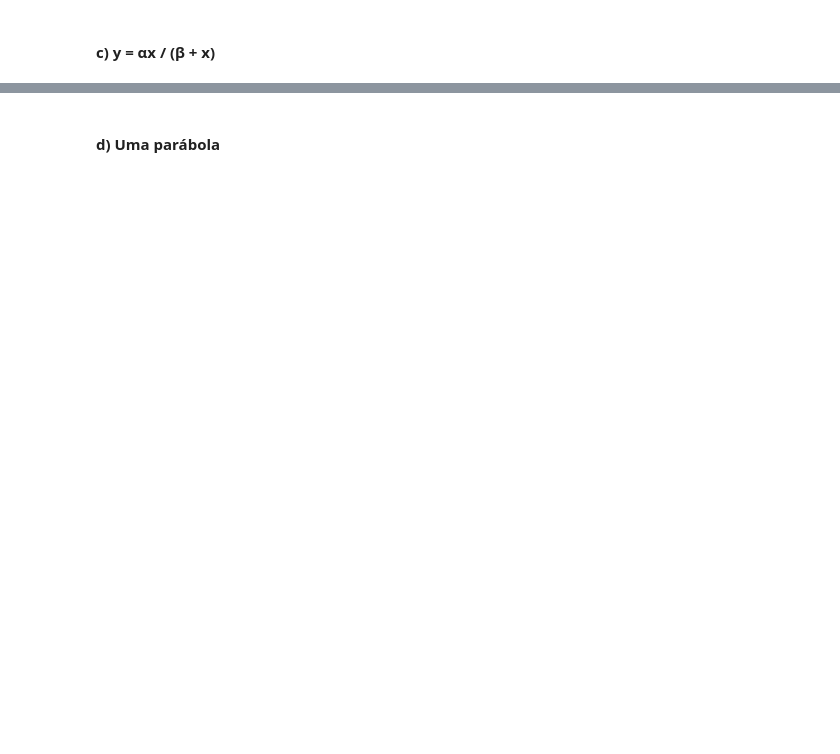
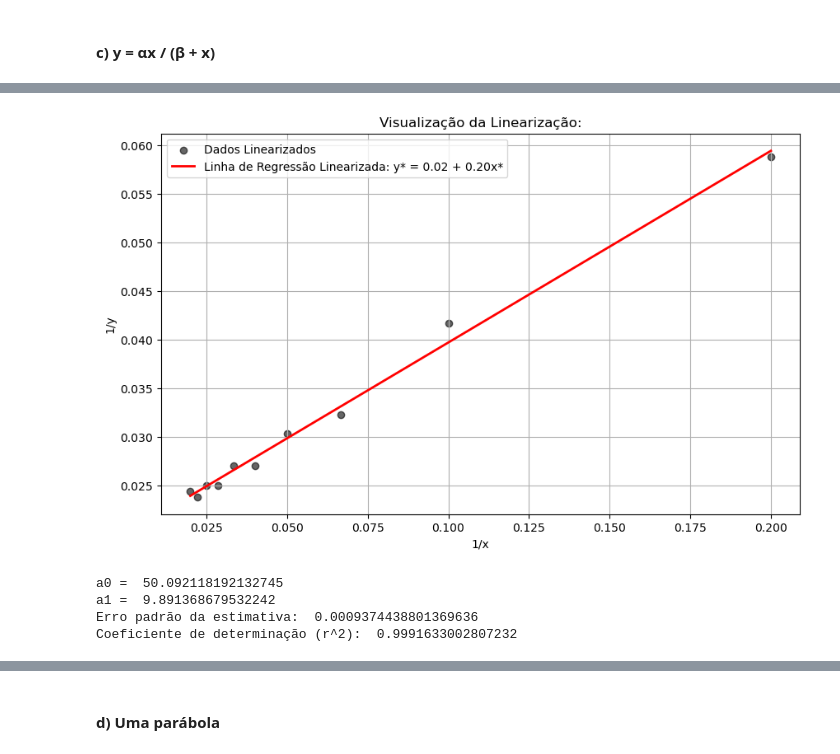
Before and after one commit to igorssant/metodos_numericos, a Jupyter notebook: regressao/src/main.ipynb, the cells around one changed output, grey strips where cells are left out. Saved outputs shown, nothing was run; the diff lists cells and outputs as text; code cells hidden in the pictures; blank space fills up the shorter version.

```diff
--- a/regressao/src/main.ipynb
+++ b/regressao/src/main.ipynb
@@ -34,0 +99,24 @@ Coeficiente de determinação:  0.07535758855716614
+# %%
+plt.figure(figsize=(10, 6))
+plt.scatter(x_div, y_div, label="Dados Linearizados", color="black", alpha=0.6)
+plt.plot(x_div, (alfa_estimado + beta_estimado * x_div), color="red", linewidth=2,
+         label=f"Linha de Regressão Linearizada: y* = {alfa_estimado:.2f} + {beta_estimado:.2f}x*")
+plt.title("Visualização da Linearização:")
+plt.xlabel("1/x")
+plt.ylabel("1/y")
+plt.grid(True)
+plt.legend()
+plt.show()
+# %% [output]
+[figure, added]
+# %%
+a0 = 1 / alfa_estimado
+a1 = beta_estimado * a0
+print("a0 = ", a0, "\na1 = ", a1)
+print("Erro padrão da estimativa: ", erro_padrao_estimativa)
+print("Coeficiente de determinação (r^2): ", r2)
+# %% [output]
+a0 =  50.092118192132745
+a1 =  9.891368679532242
+Erro padrão da estimativa:  0.0009374438801369636
+Coeficiente de determinação (r^2):  0.9991633002807232
```
Also changed, not shown: parts of 11 cells of this notebook.
